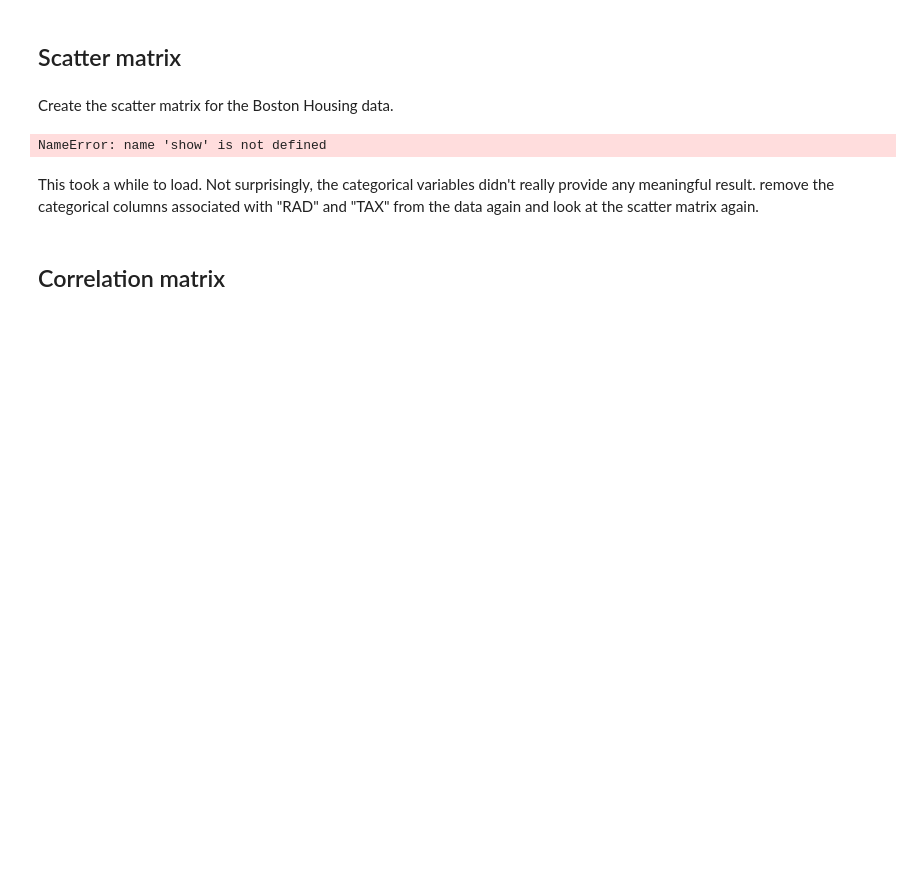
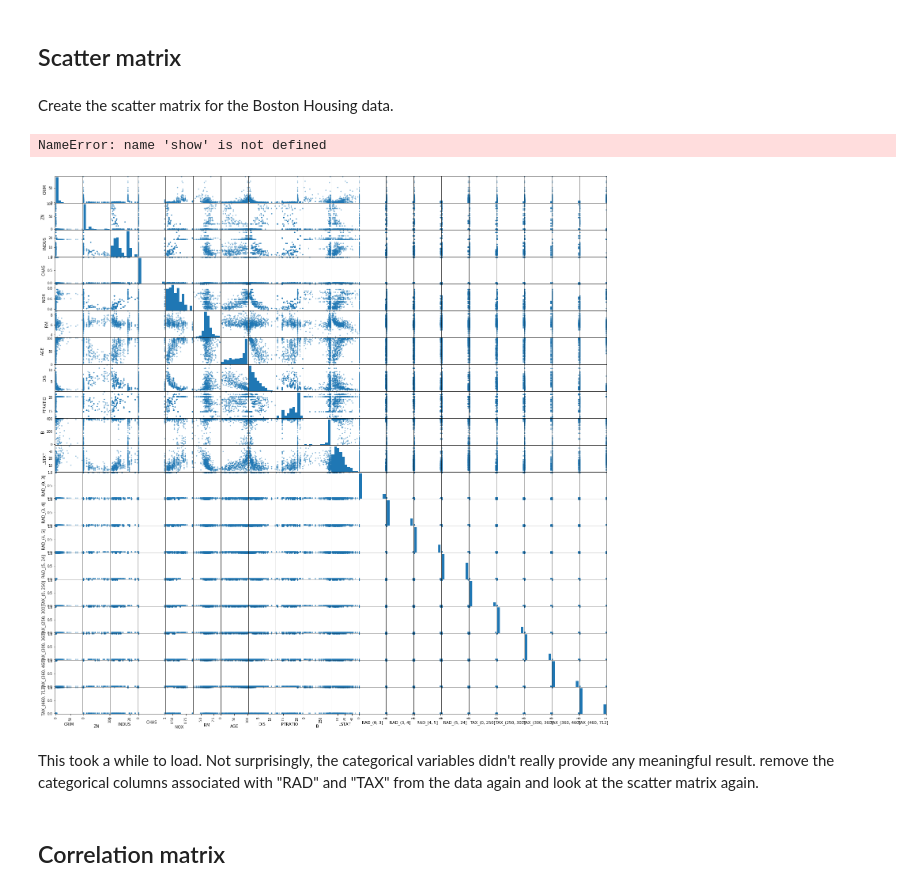
Before and after one commit to dalems4/dsc-multicollinearity-of-features---lab-seattle-ds-career-051319, a Jupyter notebook: index.ipynb, the cells around one changed output. Saved outputs shown, nothing was run; the diff lists cells and outputs as text; code cells hidden in the pictures; blank space fills up the shorter version.

```diff
--- a/index.ipynb
+++ b/index.ipynb
@@ -51,9 +51,9 @@ boston_features.head()
 Create the scatter matrix for the Boston Housing data.
 # %%
 pd.plotting.scatter_matrix(boston_features, figsize = [25,25])
-show()
 # %% [output]
 NameError: name 'show' is not defined
+[figure, added]
 # %% [markdown]
 This took a while to load. Not surprisingly, the categorical variables didn't really provide any meaningful result. remove the categorical columns associated with "RAD" and "TAX" from the data again and look at the scatter matrix again.
 # %% [markdown]
```
